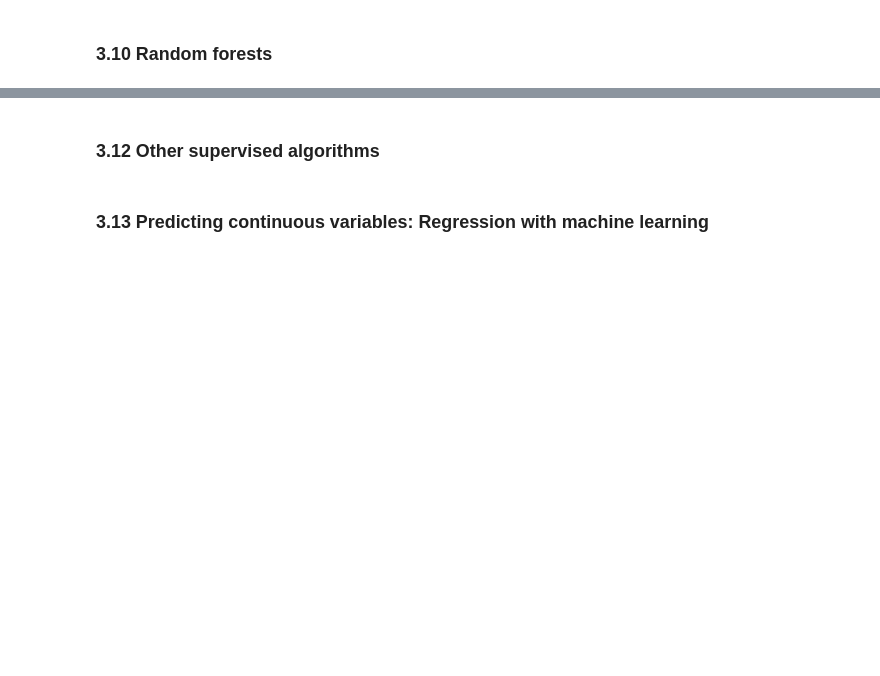
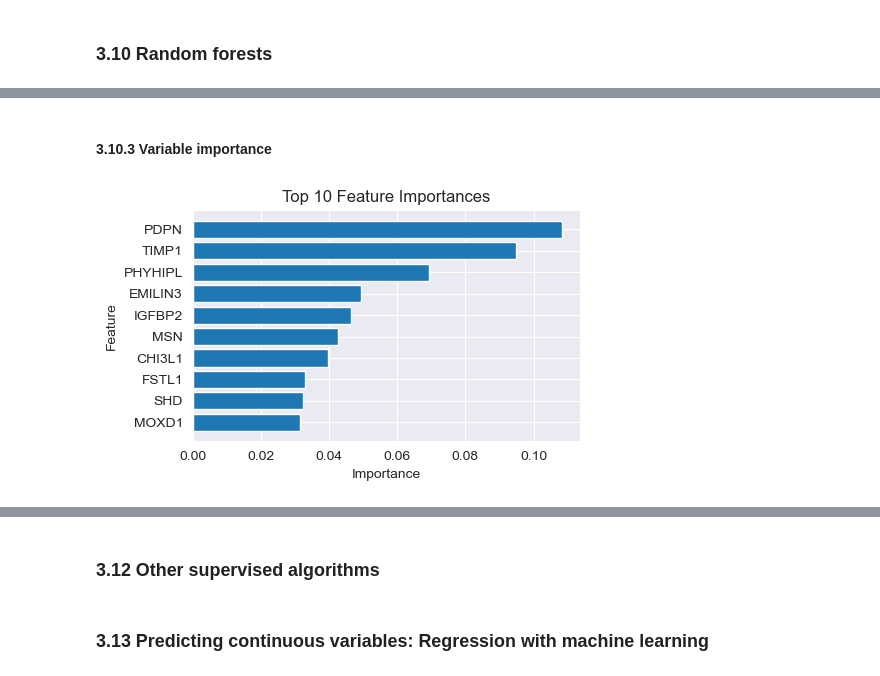
Before and after one commit to olxssa/computational_genomics, a Jupyter notebook: Module3_Supervised_Learning.ipynb, the cells around one changed output, grey strips where cells are left out. Cells and saved outputs as stored; diff of their text form; code cells hidden in the pictures; blank space fills up the shorter version.

```diff
--- a/Module3_Supervised_Learning.ipynb
+++ b/Module3_Supervised_Learning.ipynb
@@ -359,2 +637,28 @@ plt.show()
+# %% [markdown]
+#### 3.10.3 Variable importance
+# %%
+# Extract feature importances from the trained random forest model
+feature_importances = rf_model.feature_importances_
+features = training.iloc[:, 2:].columns
+
+# Create a DataFrame for better visualization and sorting
+importance_df = pd.DataFrame({
+    'Feature': features,
+    'Importance': feature_importances
+})
+
+# Sort features by importance in descending order and select the top 10
+top_features = importance_df.sort_values(by='Importance', ascending=False).head(10)
+
+# Plot the top 10 features
+fig, ax = plt.subplots(figsize=(5, 3))
+plt.barh(top_features['Feature'], top_features['Importance'])
+plt.xlabel('Importance')
+plt.ylabel('Feature')
+plt.title('Top 10 Feature Importances')
+plt.gca().invert_yaxis()  # Invert y-axis to show the highest importance on top
+plt.show()
+# %% [output]
+[figure, added]
 # %% [markdown]
 ### 3.11 Logistic regression and regularization
```
Also changed, not shown: parts of 17 cells of this notebook, 1 other file.
